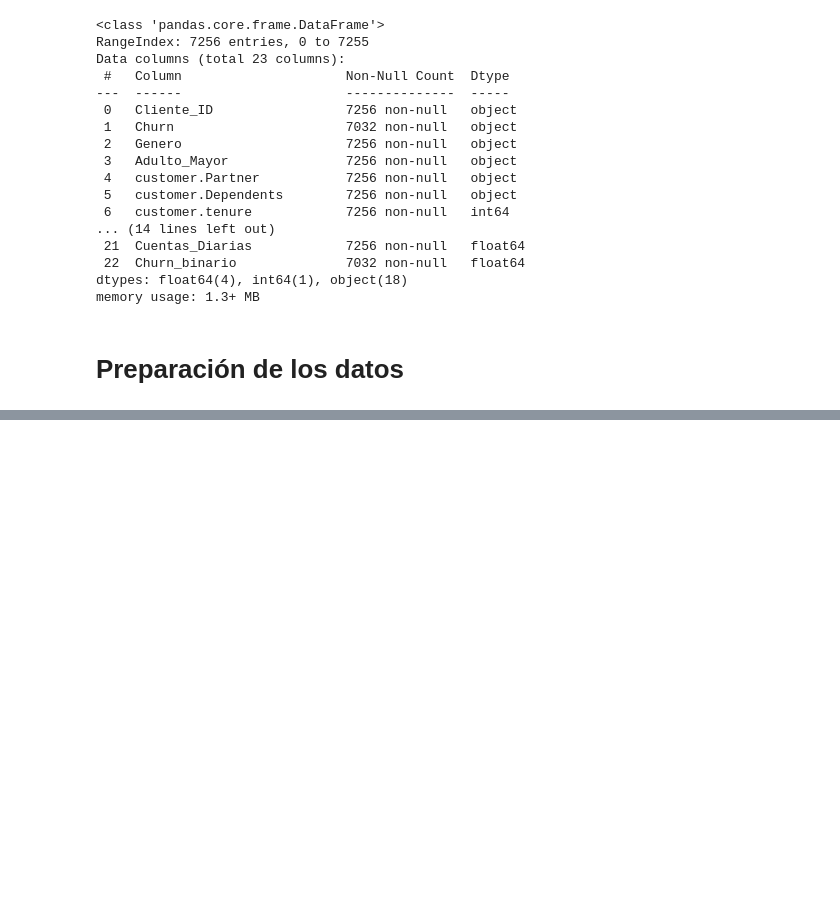
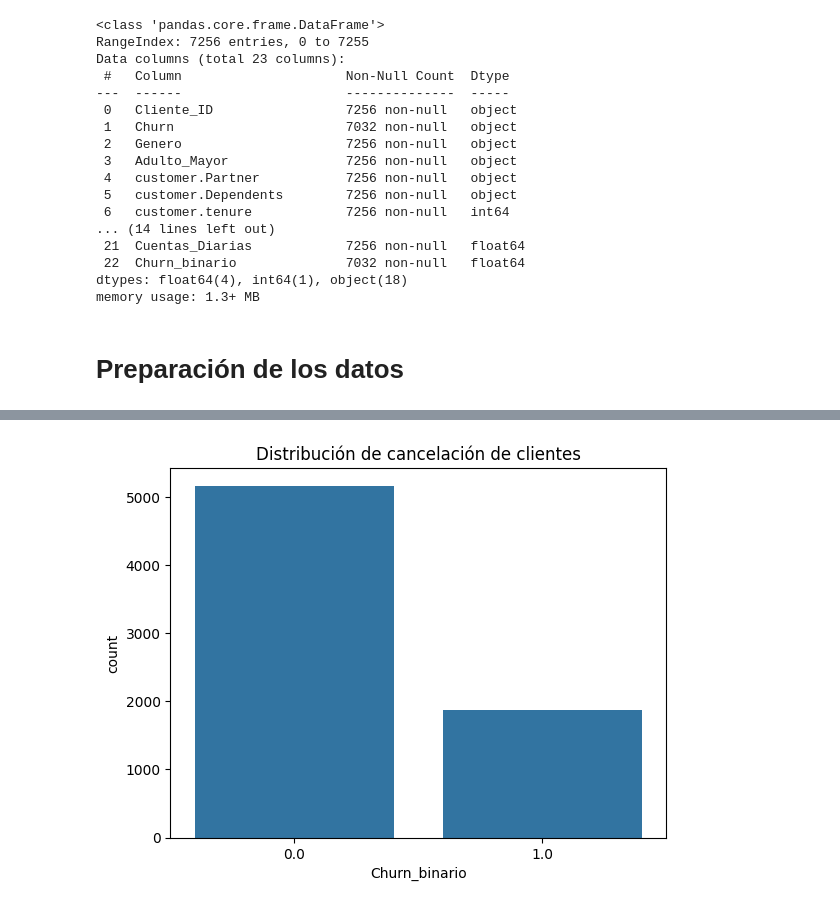
Before and after one commit to nicolle-tq/Telecom-X-parte-2-, a Jupyter notebook: Telecom-X-parte-2-.ipynb, the cells around one changed output, grey strips where cells are left out. Saved outputs shown, nothing was run; the diff lists cells and outputs as text; code cells hidden in the pictures; blank space fills up the shorter version.

```diff
--- a/Telecom-X-parte-2-.ipynb
+++ b/Telecom-X-parte-2-.ipynb
@@ -54,12 +54,12 @@ memory usage: 1.3+ MB
 # %% [markdown]
 # **Preparación de los datos**
 # %%
-# 1 eliminar columnas que no sirven
-df = df.drop(columns=["Cliente_ID", "Churn"])
+# eliminar columnas si existen
+df = df.drop(columns=["Cliente_ID", "Churn"], errors="ignore")
 
-# 2 convertir variables categóricas
+# convertir variables categóricas
 df = pd.get_dummies(df, drop_first=True)
 
-# 3 separar variables
+# separar variables
 X = df.drop("Churn_binario", axis=1)
 y = df["Churn_binario"]
@@ -79,0 +84,7 @@ Index(['Genero', 'Adulto_Mayor', 'customer.Partner', 'customer.Dependents',
+# %%
+# Gráfico:
+sns.countplot(x=y)
+plt.title("Distribución de cancelación de clientes")
+plt.show()
+# %% [output]
+[figure, added]
```
Also changed, not shown: parts of 18 cells of this notebook.
